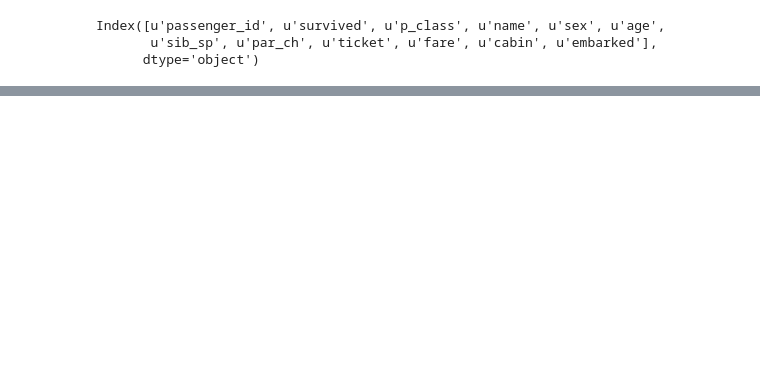
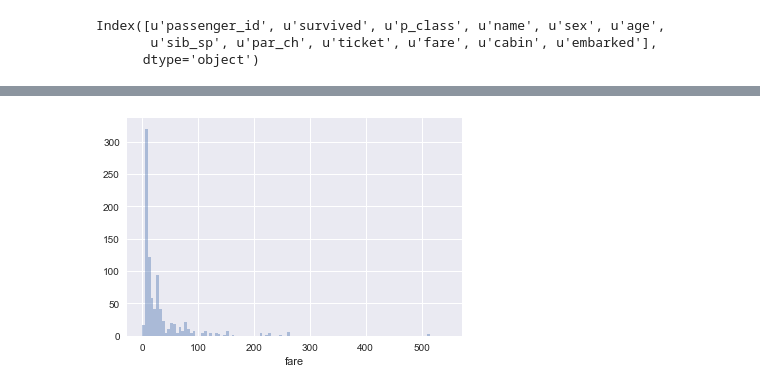
Before and after one commit to joshtice/Titanic_project, a Jupyter notebook: Titanic.ipynb, the cells around one changed output, grey strips where cells are left out. Cells and saved outputs as stored; diff of their text form; code cells hidden in the pictures; blank space fills up the shorter version.

```diff
--- a/Titanic.ipynb
+++ b/Titanic.ipynb
@@ -178,0 +271,4 @@ Decision:
+# %%
+g = sns.distplot(df.fare.dropna(), bins=range(0, 550, 5), kde=False)
+# %% [output]
+[figure, added]
```
Also changed, not shown: parts of 52 cells of this notebook, 1 other file.
